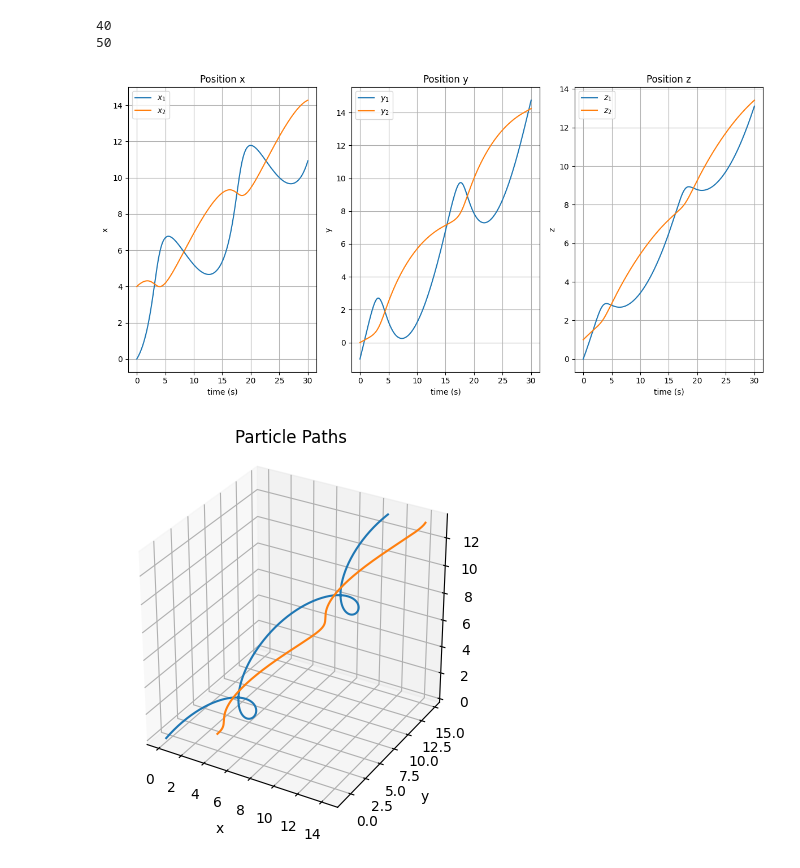
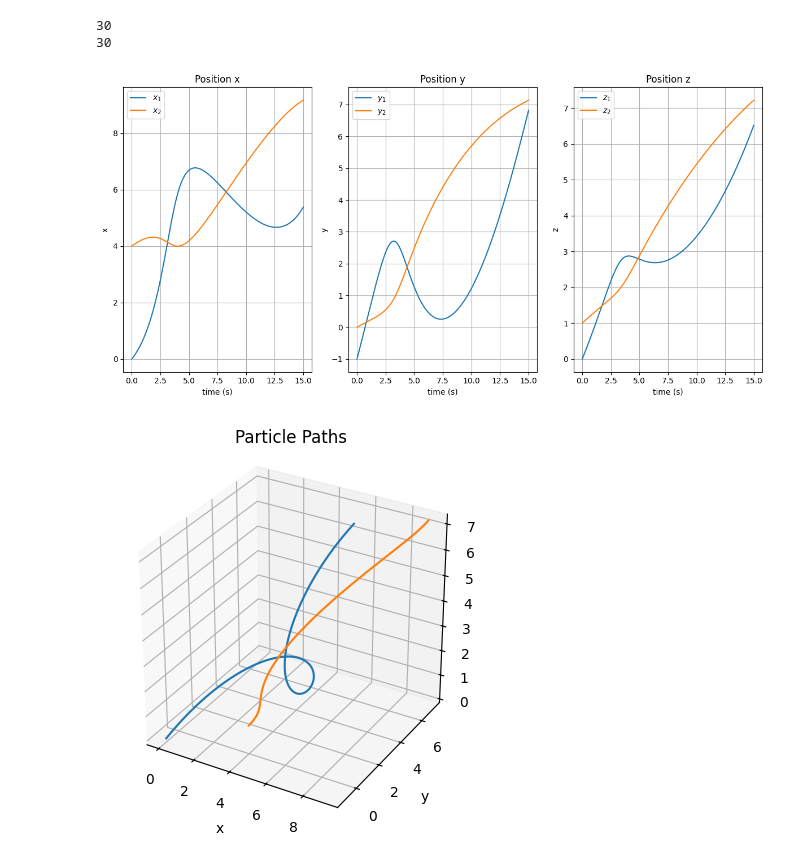
Before and after one commit to kinimodsi/Projects, a Jupyter notebook: GravitySim/GravitySim-3D/GravitySim_3d_sim.ipynb, the cells around one changed output. Drawn from its saved outputs; the diff is of its cells as text; code cells hidden in the pictures.

```diff
--- a/GravitySim/GravitySim-3D/GravitySim_3d_sim.ipynb
+++ b/GravitySim/GravitySim-3D/GravitySim_3d_sim.ipynb
@@ -7,17 +7,17 @@ from mpl_toolkits.mplot3d import Axes3D
 from matplotlib import animation
 
 #parameters for simulation
-duration = 30
+duration = 15
 #set quality from 2 to 100 (1 for low quali and short):
-quality=10
+quality=100
 
 if quality<2:
-    fps = 10
-    duration = 10
+    fps = 5
+    duration = 5
     sphere_verts = 3
 else:
-    fps = int(np.ceil(((quality+10)/110)*40))
-    sphere_verts = int(np.ceil(((quality+4)/104)*50))
+    fps = int(np.ceil(((quality+10)/110)*30))
+    sphere_verts = int(np.ceil(((quality+4)/104)*30))
 
 print(fps)
 print(sphere_verts)
@@ -103,37 +103,37 @@ axs[1].plot(t, y_1, label="$y_1$")
 axs[1].plot(t, y_2, label="$y_2$")
 axs[1].legend()
 axs[1].grid()
 axs[1].set_xlabel("time (s)")
 axs[1].set_ylabel("y")
 axs[1].set_title('Position y')
 
 axs[2].plot(t, z_1, label="$z_1$")
 axs[2].plot(t, z_2, label="$z_2$")
 axs[2].legend()
 axs[2].grid()
 axs[2].set_xlabel("time (s)")
 axs[2].set_ylabel("z")
 axs[2].set_title('Position z')
 plt.tight_layout()  # Adjust the layout to prevent overlap
 plt.show()
 # paths of the two bodies:
 #paths over time (3d plot)
 fig = plt.figure()
 ax = fig.add_subplot(111, projection='3d')
 ax.plot(x_1, y_1, z_1)
 ax.plot(x_2, y_2, z_2)
 ax.set_xlabel('x')
 ax.set_ylabel('y')
 ax.set_zlabel('z')
 ax.set_title('Particle Paths')
 ax.set_box_aspect([1, 1, 1])
 plt.show()
 plt.close()
 # %% [output]
-40
-50
+30
+30
-[figure, old version]
+[figure, new version]
-[figure, old version]
+[figure, new version]
 # %%
 # Animate gravity simulation
 import matplotlib.animation as animation
```
Also changed, not shown: parts of 1 cell of this notebook, 3 other files.
